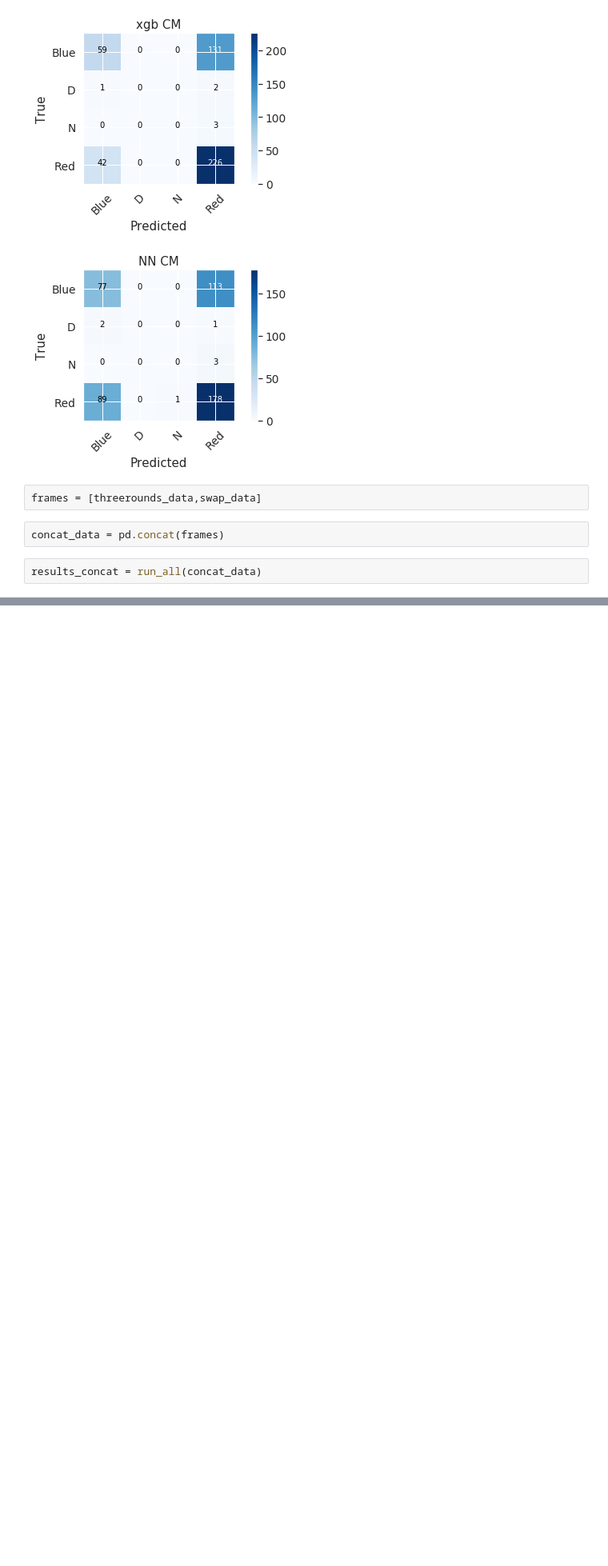
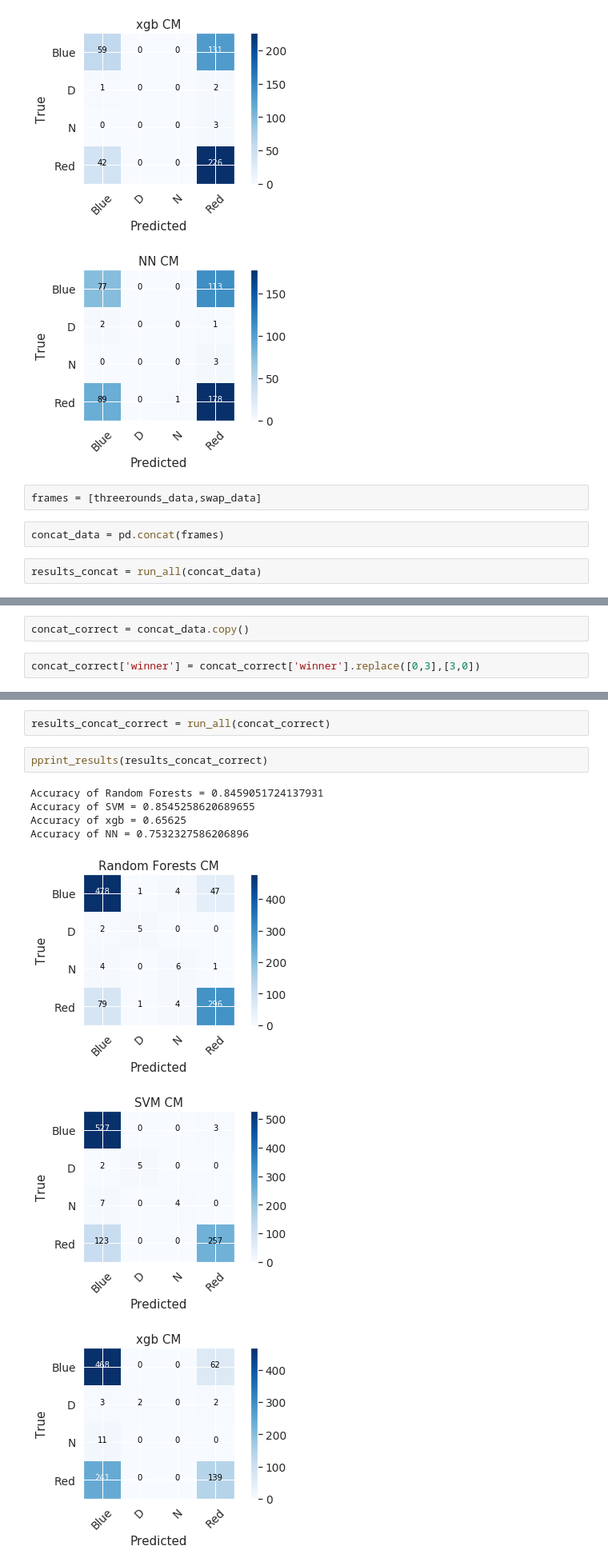
Before and after one commit to Hitkul/UFC_Fight_Prediction, a Jupyter notebook: UFC.ipynb, the cells around one changed output, grey strips where cells are left out. Shown at 80% size. Drawn from its saved outputs; the diff is of its cells as text; blank space fills up the shorter version.

Commit message:
winner correct

```diff
--- a/UFC.ipynb
+++ b/UFC.ipynb
@@ -760,0 +772,4 @@ pprint_results(results_concat)
+# %%
+concat_correct = concat_data.copy()
+# %%
+concat_correct['winner'] = concat_correct['winner'].replace([0,3],[3,0])
@@ -760,0 +784,12 @@ pprint_results(results_concat)
+# %%
+results_concat_correct = run_all(concat_correct)
+# %%
+pprint_results(results_concat_correct)
+# %% [output]
+Accuracy of Random Forests = 0.8459051724137931
+Accuracy of SVM = 0.8545258620689655
+Accuracy of xgb = 0.65625
+Accuracy of NN = 0.7532327586206896
+[figure, added]
+[figure, added]
+[figure, added]
```
Also changed, not shown: parts of 4 cells of this notebook.
